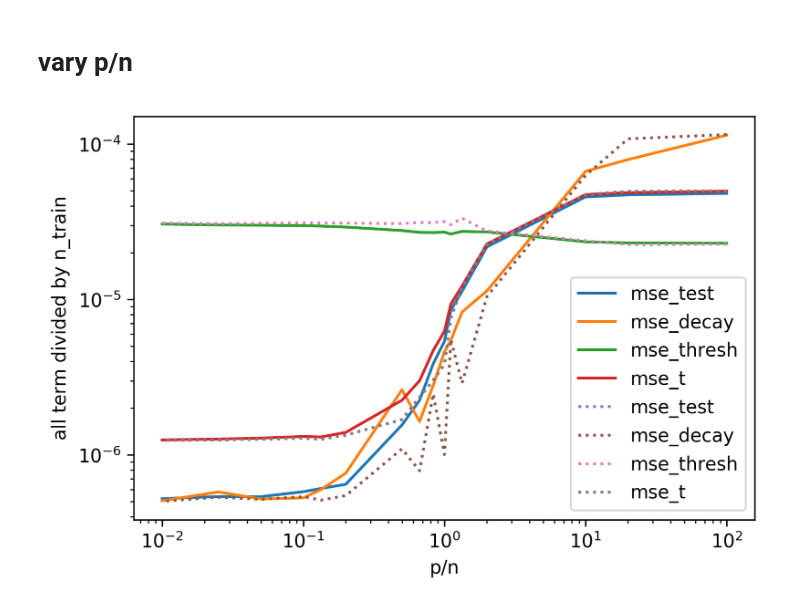
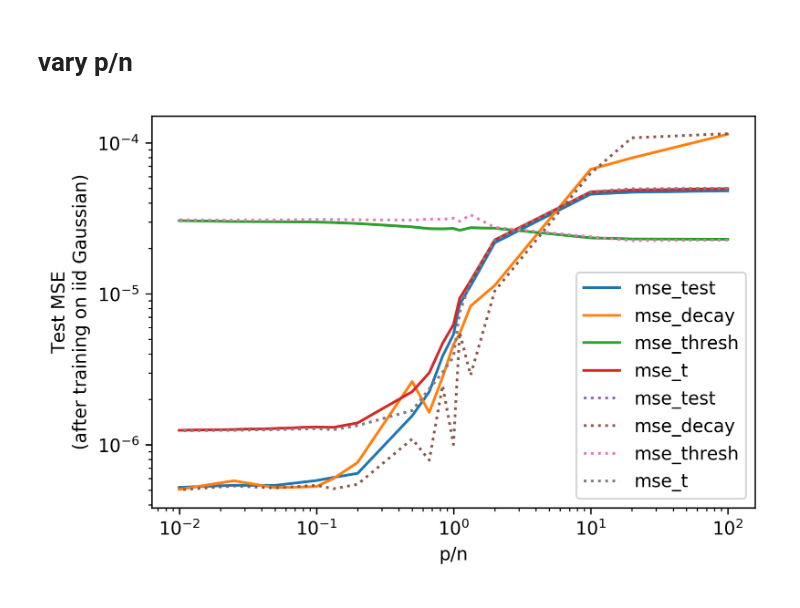
Before and after one commit to csinva/mdl-complexity, a Jupyter notebook: analyze_transfer.ipynb, the cells around one changed output. Cells and saved outputs as stored; diff of their text form; code cells hidden in the pictures.

```diff
--- a/analyze_transfer.ipynb
+++ b/analyze_transfer.ipynb
@@ -152,28 +152,30 @@ for i, n_train_over_num_features in tqdm(enumerate(n_train_over_num_features_lis
 r['loss_val'] = r['mse_norm'] + r['theta_norm'] + r['eigensum']
 # %%
 plt.figure(dpi=300)
+colors = []
 def norm(x):
     return x / n_train_over_num_features / p.num_features
 # plt.plot(1/n_train_over_num_features_list, norm(r['loss_val']), label='loss')
 # plt.plot(1/n_train_over_num_features_list, norm(r['mse_norm']), label='mse_norm')
 # plt.plot(1/n_train_over_num_features_list, norm(r['theta_norm']), label='theta_norm')
 # plt.plot(1/n_train_over_num_features_list, norm(r['eigensum']), label='eigensum')
 
 plt.plot(1/n_train_over_num_features_list, norm(r['mse_test']), label='mse_test')
 plt.plot(1/n_train_over_num_features_list, norm(r['mse_decay']), label='mse_decay')
 plt.plot(1/n_train_over_num_features_list, norm(r['mse_thresh']), label='mse_thresh')
 plt.plot(1/n_train_over_num_features_list, norm(r['mse_t']), label='mse_t')
 
 plt.plot(1/n_train_over_num_features_list, norm(r['mse_test_cv']), ':', label='mse_test')
 plt.plot(1/n_train_over_num_features_list, norm(r['mse_decay_cv']), ':', label='mse_decay')
 plt.plot(1/n_train_over_num_features_list, norm(r['mse_thresh_cv']), ':', label='mse_thresh')
 plt.plot(1/n_train_over_num_features_list, norm(r['mse_t_cv']), ':', label='mse_t')
 plt.xscale('log')
 plt.xscale('log')
 plt.yscale('log')
 plt.xlabel('p/n')
-plt.ylabel('all term divided by n_train')
+plt.ylabel('Test MSE\n(after training on iid Gaussian)')
 plt.legend()
+plt.savefig(oj(save_dir, 'fig_transfer.pdf'))
 plt.show()
 # %% [output]
-[figure, old version]
+[figure, new version]
```
Also changed, not shown: 3 other files.
